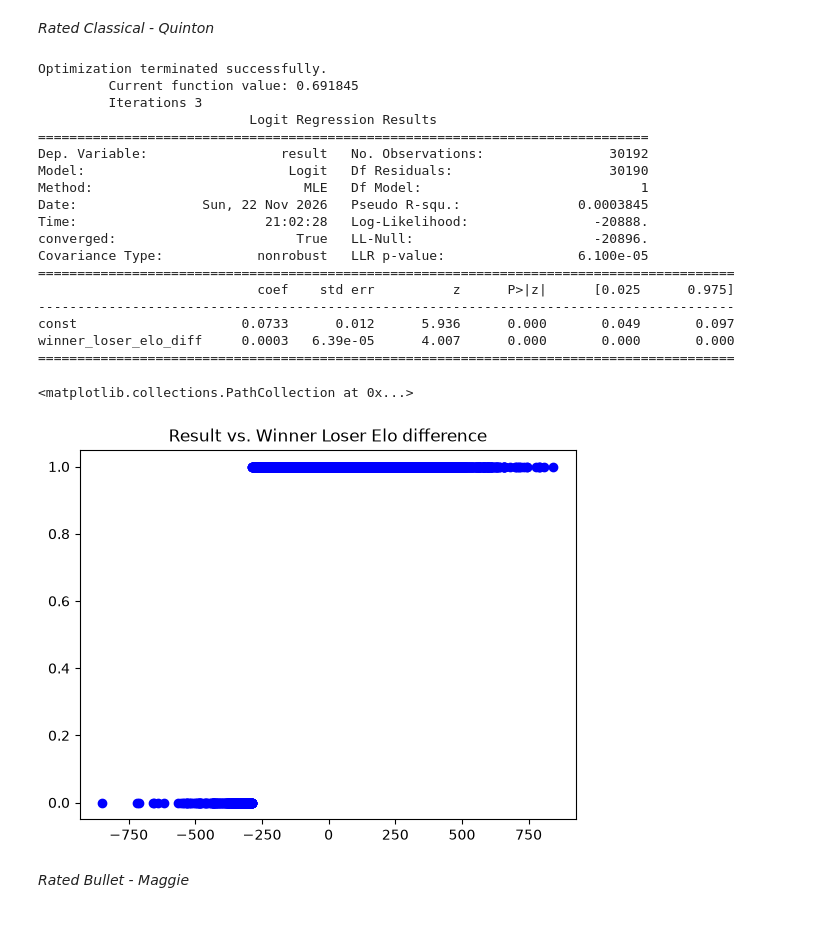
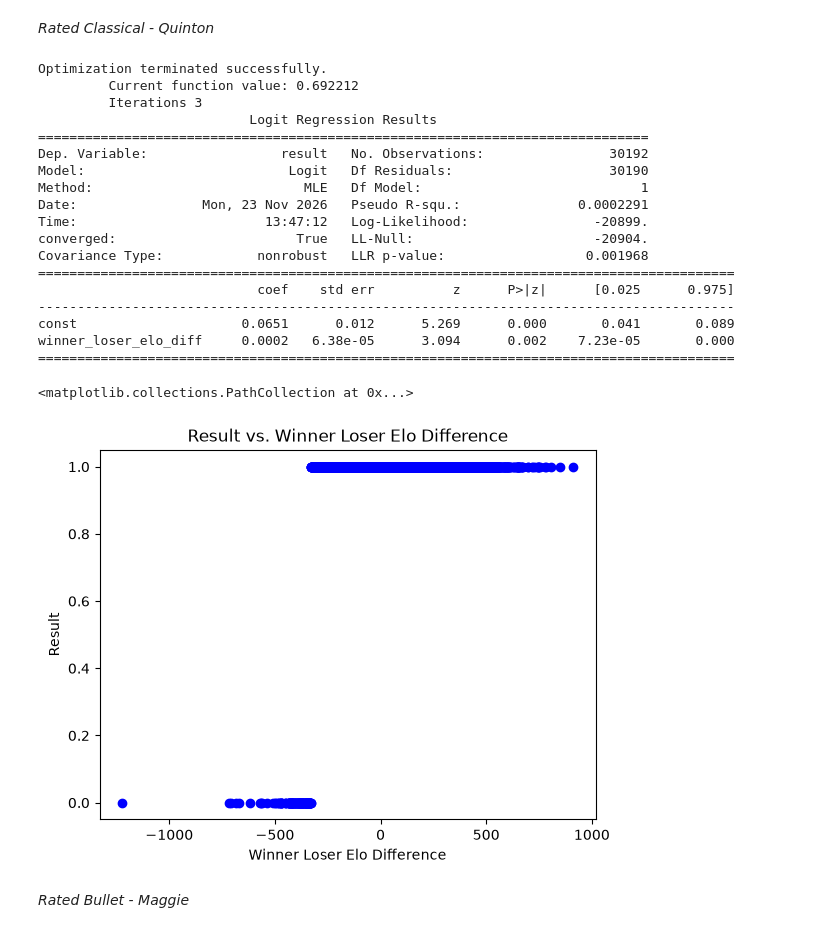
Before and after one commit to stemplem/White-vs-Black, a Jupyter notebook: Project_Notebook.ipynb, the cells around one changed output. Saved outputs shown, nothing was run; the diff lists cells and outputs as text; code cells hidden in the pictures.

```diff
--- a/Project_Notebook.ipynb
+++ b/Project_Notebook.ipynb
@@ -17,42 +17,44 @@ classical= grouped.get_group('Rated Classical game')
 mapping= {'1-0':1, '0-1':0,'1/2-1/2':np.nan}
 classical['result']=classical['result'].replace(mapping)
 classical['result']=classical['result'].astype('float')
 classical= classical.loc[:,['result', 'winner_loser_elo_diff']]
 classical.dropna(how='any', inplace=True)
 labels=classical['result']
 features=classical['winner_loser_elo_diff']
 
 cl_train_vectors,cl_test_vectors,cl_train_labels,cl_test_labels=train_test_split(features,labels,test_size=.25)
 model=sm.Logit(cl_train_labels,sm.add_constant(cl_train_vectors))
 result=model.fit()
 print(result.summary()) # P values are low for winner_loser_elo_diff, so it must be statisically significant.
 
 prediction = round(result.predict(sm.add_constant(cl_test_vectors)))
 metrics.accuracy_score(y_true = cl_test_labels, y_pred = prediction)
-plt.title('Result vs. Winner Loser Elo difference')
+plt.title('Result vs. Winner Loser Elo Difference')
+plt.xlabel('Winner Loser Elo Difference')
+plt.ylabel('Result')
 plt.scatter(cl_test_vectors,prediction, color = 'b')
 #According the scatter plot it is predicted that black has to be 200-250 points higher in elo to secure a win against white.
 # %% [output]
 Optimization terminated successfully.
-         Current function value: 0.691845
+         Current function value: 0.692212
          Iterations 3
                            Logit Regression Results
 ==============================================================================
 Dep. Variable:                 result   No. Observations:                30192
 Model:                          Logit   Df Residuals:                    30190
 Method:                           MLE   Df Model:                            1
-Date:                Sun, 22 Nov 2026   Pseudo R-squ.:               0.0003845
-Time:                        21:02:28   Log-Likelihood:                -20888.
-converged:                       True   LL-Null:                       -20896.
-Covariance Type:            nonrobust   LLR p-value:                 6.100e-05
+Date:                Mon, 23 Nov 2026   Pseudo R-squ.:               0.0002291
+Time:                        13:47:12   Log-Likelihood:                -20899.
+converged:                       True   LL-Null:                       -20904.
+Covariance Type:            nonrobust   LLR p-value:                  0.001968
 =========================================================================================
                             coef    std err          z      P>|z|      [0.025      0.975]
 -----------------------------------------------------------------------------------------
-const                     0.0733      0.012      5.936      0.000       0.049       0.097
-winner_loser_elo_diff     0.0003   6.39e-05      4.007      0.000       0.000       0.000
+const                     0.0651      0.012      5.269      0.000       0.041       0.089
+winner_loser_elo_diff     0.0002   6.38e-05      3.094      0.002    7.23e-05       0.000
 =========================================================================================
 <matplotlib.collections.PathCollection at 0x...>
-[figure, old version]
+[figure, new version]
 # %% [markdown]
 *Rated Bullet - Maggie*
 # %%
```
